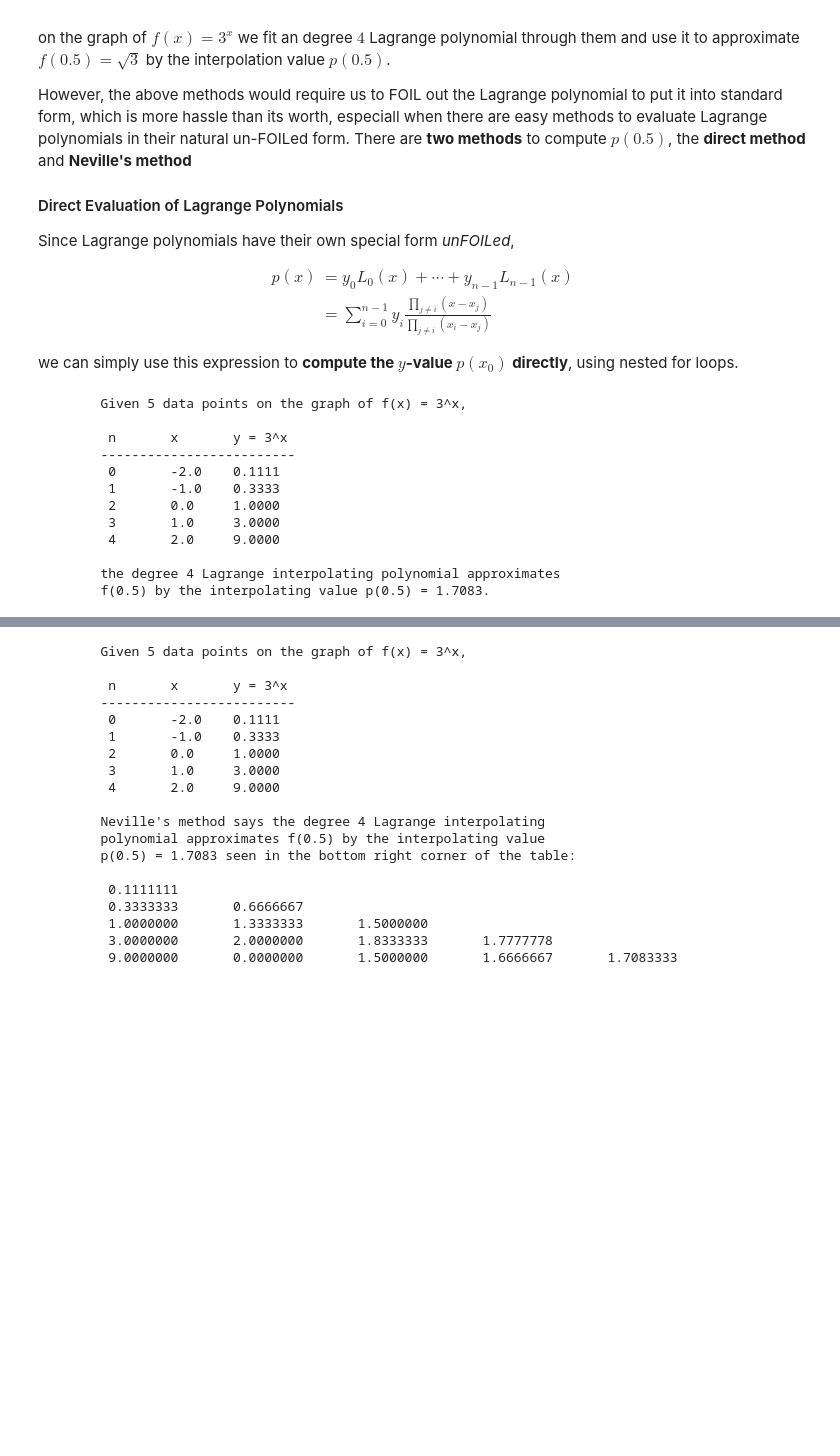
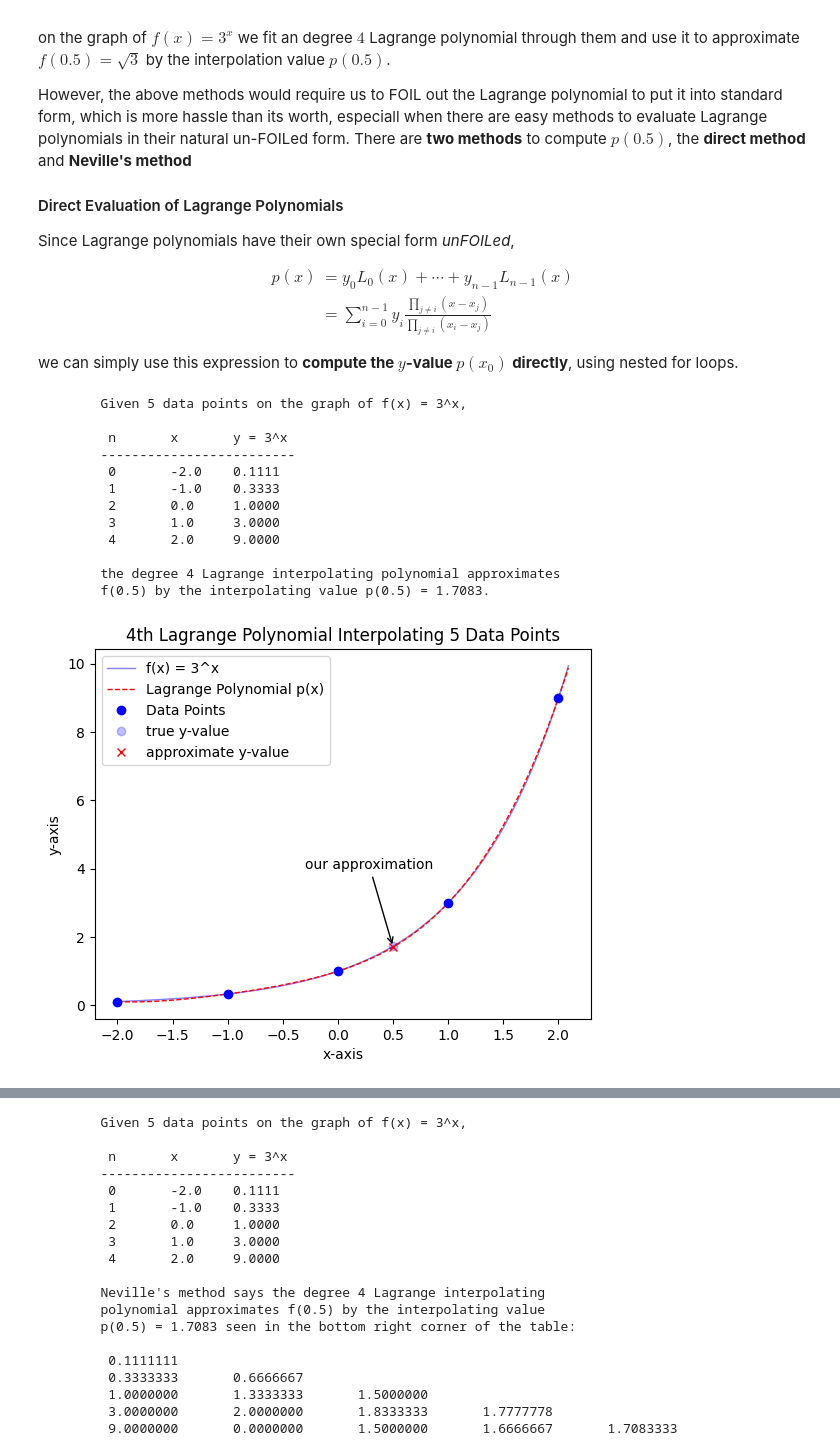
Before and after one commit to alexandernita/Interpolation, a Jupyter notebook: Polynomial_Interpolation.ipynb, the cells around one changed output, grey strips where cells are left out. Cells and saved outputs as stored; diff of their text form; code cells hidden in the pictures; blank space fills up the shorter version.

```diff
--- a/Polynomial_Interpolation.ipynb
+++ b/Polynomial_Interpolation.ipynb
@@ -262,7 +284,7 @@ we can simply use this expression to **compute the $y$-value $p(x_0)$ directly**
 # %%
 # Direct Lagrange Polynomial Interpolation Example
 
-# the data x-values
+# data x-values
 data_x = [-2.0, -1.0, 0.0, 1.0, 2.0]
 ld = len(data_x)
 deg = ld - 1
@@ -271,42 +293,69 @@ deg = ld - 1
 def f(x):
     return 3**x
 
-# the data y-values
+# data y-values
 data_y = [f(data_x[i]) for i in range(ld)]
 
-# the interpolation point
+# interpolation point
 xp = 0.5
 
-# implement direct Lagrange interpolation
-yp = 0
+# Lagrange polynomial
 
-for i in range(ld):
-    p = 1
-    for j in range(ld):
-        if i != j:
-            p = p * (xp - data_x[j])/(data_x[i] - data_x[j])
-    yp = yp + p * data_y[i]
+def LP(a,b):
+    def g(x):
+        y = 0
+        for i in range(ld):
+            p = 1
+            for j in range(ld):
+                if i != j:
+                    p = p * (x - a[j])/(a[i] - a[j])
+            y = y + p * b[i]
+        return y
+    return g
+
+g = LP(data_x,data_y)
+yp = g(xp)
 
 # printout
 print("\n\tGiven {:d} data points on the graph of f(x) = 3^x,".format(ld))
 print("\n\t n\t x\t y = 3^x")
 print("\t-------------------------")
 kk = 0
 for i in range(ld):
     print("\t {0:<d}\t {1:^0.1f}\t {2:<0.4f}".format(kk,data_x[i],data_y[i]))
     kk += 1
 print("\n\tthe degree {:d} Lagrange interpolating polynomial approximates".format(deg))
 print("\tf({0:0.1f}) by the interpolating value p({0:0.1f}) = {1:0.4f}.".format(xp,yp))
+
+# plot with matplotlib
+
+xs = np.arange(-2,2.1,0.01)
+ypp = 3**xp
+                                                # x-values
+fig,ax =plt.subplots()
+ax.plot(xs,f(xs),color = "b", label="f(x) = 3^x",linewidth = 1,alpha=0.5)             # plot f(x) = 3^x
+ax.plot(xs,g(xs),color = "r", label="Lagrange Polynomial p(x)",linewidth = 1, linestyle='dashed')    # plot g(x) = Lagrange Polynomial
+ax.plot(data_x,data_y,'o',color='b',label="Data Points")                                        # plot the data points
+ax.plot(xp,ypp,'bo', alpha=0.25,label="true y-value")                                           # plot the true y-value
+ax.plot(xp,yp,'rx',label="approximate y-value")                                                 # plot the approx y-value
+ax.set_xlabel("x-axis")
+ax.set_ylabel("y-axis")
+ax.annotate('our approximation', xy=(xp,yp), xytext=(-0.3,4),
+            arrowprops=dict(facecolor='black', arrowstyle="->"))
+ax.legend()
+ax.set_title("4th Lagrange Polynomial Interpolating 5 Data Points")
+plt.show()
 # %% [output]
         Given 5 data points on the graph of f(x) = 3^x,
 
          n       x       y = 3^x
         -------------------------
          0       -2.0    0.1111
          1       -1.0    0.3333
          2       0.0     1.0000
          3       1.0     3.0000
          4       2.0     9.0000
 
         the degree 4 Lagrange interpolating polynomial approximates
         f(0.5) by the interpolating value p(0.5) = 1.7083.
+[figure, added]
```
Also changed, not shown: parts of 13 cells of this notebook, 1 other file.
